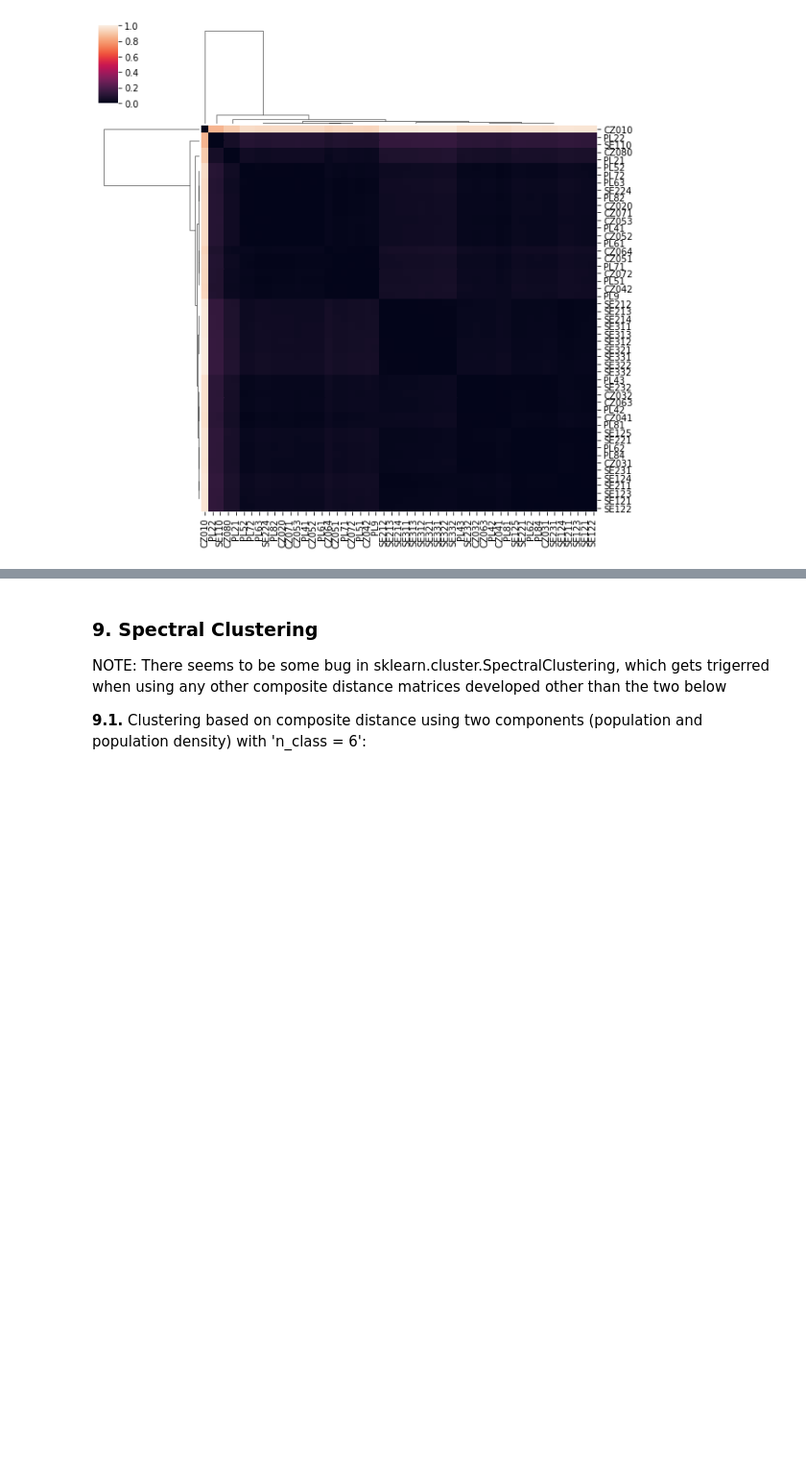
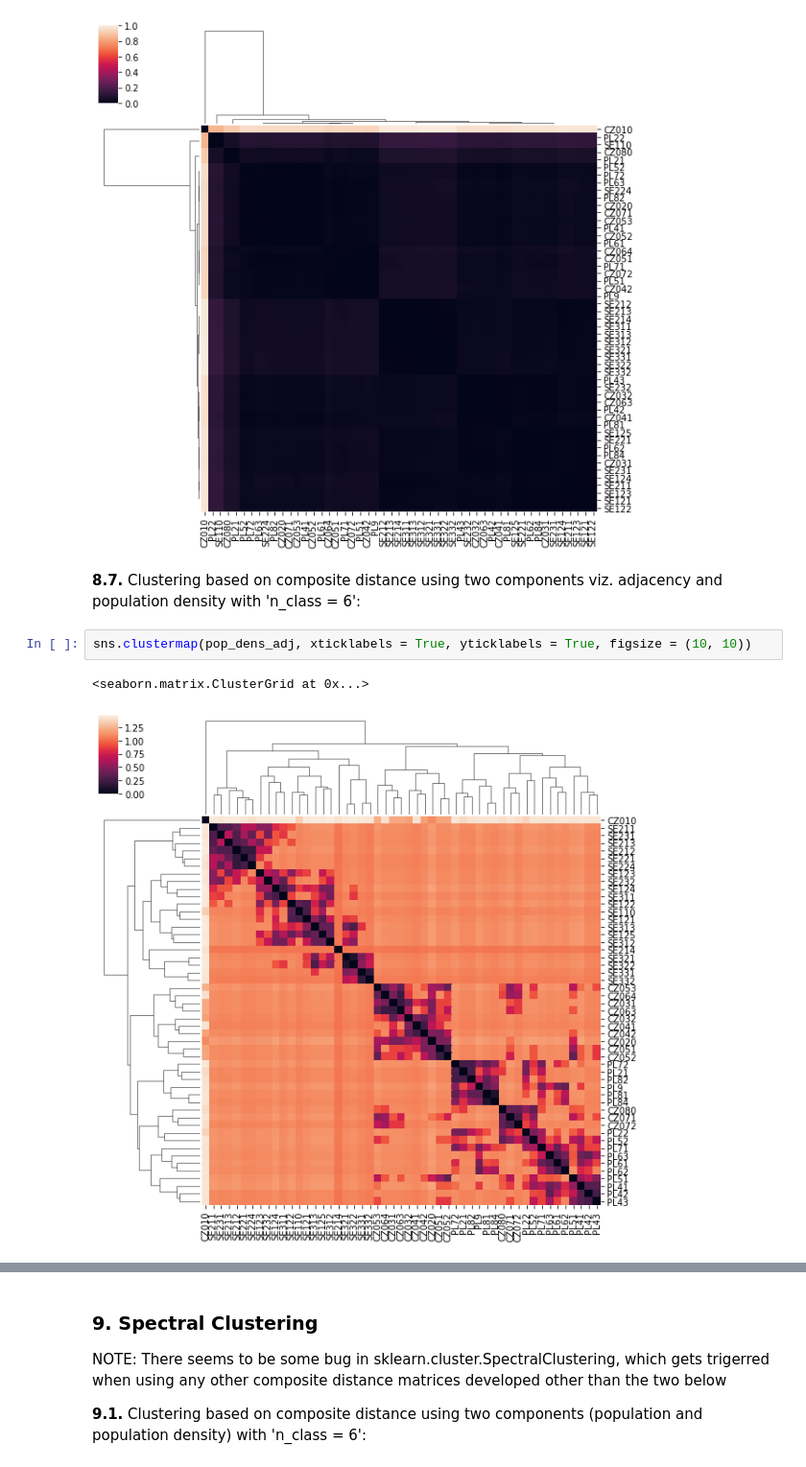
Before and after one commit to martinbenes1996/732A76, a Jupyter notebook: Clustering.ipynb, the cells around one changed output, grey strips where cells are left out. Shown at 96% size. Drawn from its saved outputs; the diff is of its cells as text; blank space fills up the shorter version.

```diff
--- a/Clustering.ipynb
+++ b/Clustering.ipynb
@@ -185,3 +210,10 @@ sns.clustermap(pop_dens, xticklabels = True, yticklabels = True, figsize = (10,
 # %% [output]
 <seaborn.matrix.ClusterGrid at 0x...>
 [figure]
+# %% [markdown]
+**8.7.** Clustering based on composite distance using two components viz. adjacency and population density with 'n_class = 6':
+# %%
+sns.clustermap(pop_dens_adj, xticklabels = True, yticklabels = True, figsize = (10, 10))
+# %% [output]
+<seaborn.matrix.ClusterGrid at 0x...>
+[figure, added]
```
Also changed, not shown: parts of 14 cells of this notebook, 26 other files.
